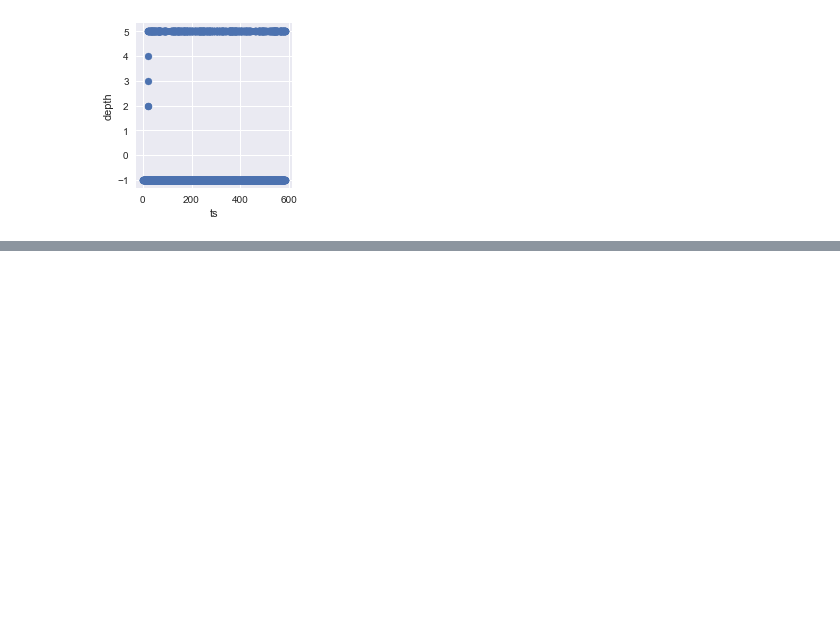
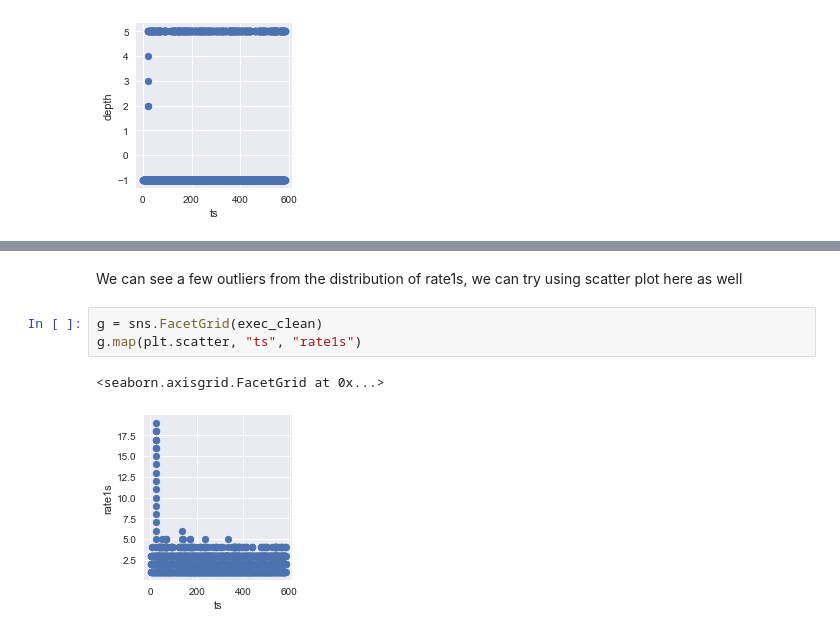
Before and after one commit to JosephKevin/TimeSeriesPrediction, a Jupyter notebook: ts_prediction_playground.ipynb, the cells around one changed output, grey strips where cells are left out. Saved outputs shown, nothing was run; the diff lists cells and outputs as text; blank space fills up the shorter version.

```diff
--- a/ts_prediction_playground.ipynb
+++ b/ts_prediction_playground.ipynb
@@ -90,0 +162,8 @@ g.map(plt.scatter, "ts", "depth")
+# %% [markdown]
+We can see a few outliers from the distribution of rate1s, we can try using scatter plot here as well
+# %%
+g = sns.FacetGrid(exec_clean)
+g.map(plt.scatter, "ts", "rate1s")
+# %% [output]
+<seaborn.axisgrid.FacetGrid at 0x...>
+[figure, added]
```
Also changed, not shown: parts of 9 cells of this notebook.
